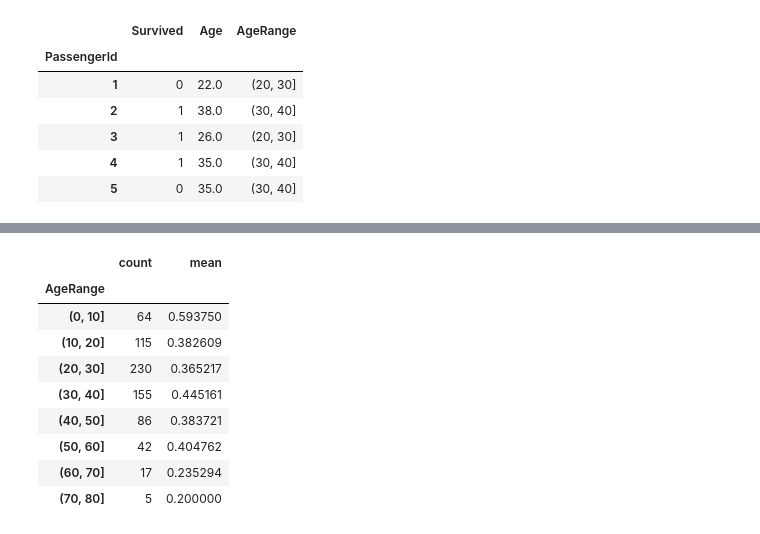
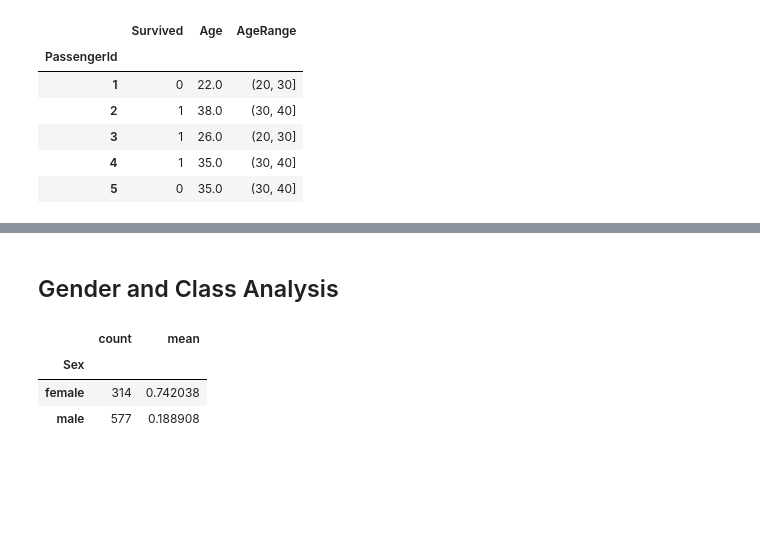
Before and after one commit to vrlambert/Udacity-Data-Analysis-Nanodegree, a Jupyter notebook: p2_titanic_data_VL.ipynb, the cells around one changed output, grey strips where cells are left out. Cells and saved outputs as stored; diff of their text form; code cells hidden in the pictures; blank space fills up the shorter version.

```diff
--- a/p2_titanic_data_VL.ipynb
+++ b/p2_titanic_data_VL.ipynb
@@ -84,14 +118,9 @@ titanic_age['Age'].hist(bins = by_ten)
+# %% [markdown]
+## Gender and Class Analysis
 # %%
-survival_by_age = titanic_age.groupby(titanic_age['AgeRange'])['Survived'].agg(['count', 'mean'])
-survival_by_age
+titanic_data_full.groupby(['Sex'])['Survived'].agg(['count', 'mean'])
 # %% [output]
 |  | count | mean |
-| AgeRange |  |  |
-| (0, 10] | 64 | 0.593750 |
-| (10, 20] | 115 | 0.382609 |
-| (20, 30] | 230 | 0.365217 |
-| (30, 40] | 155 | 0.445161 |
-| (40, 50] | 86 | 0.383721 |
-| (50, 60] | 42 | 0.404762 |
-| (60, 70] | 17 | 0.235294 |
-| (70, 80] | 5 | 0.200000 |
+| Sex |  |  |
+| female | 314 | 0.742038 |
+| male | 577 | 0.188908 |
```
Also changed, not shown: parts of 20 cells of this notebook.
